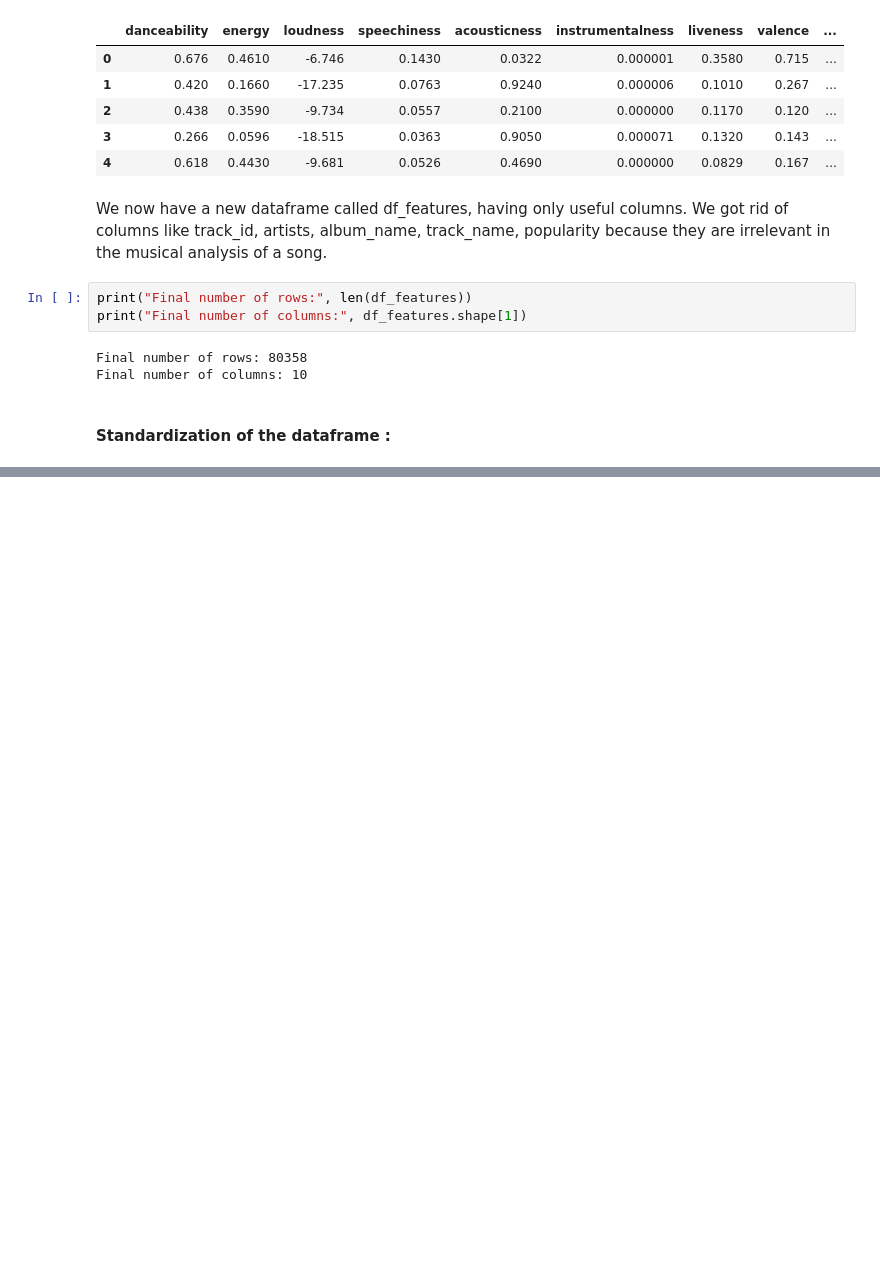
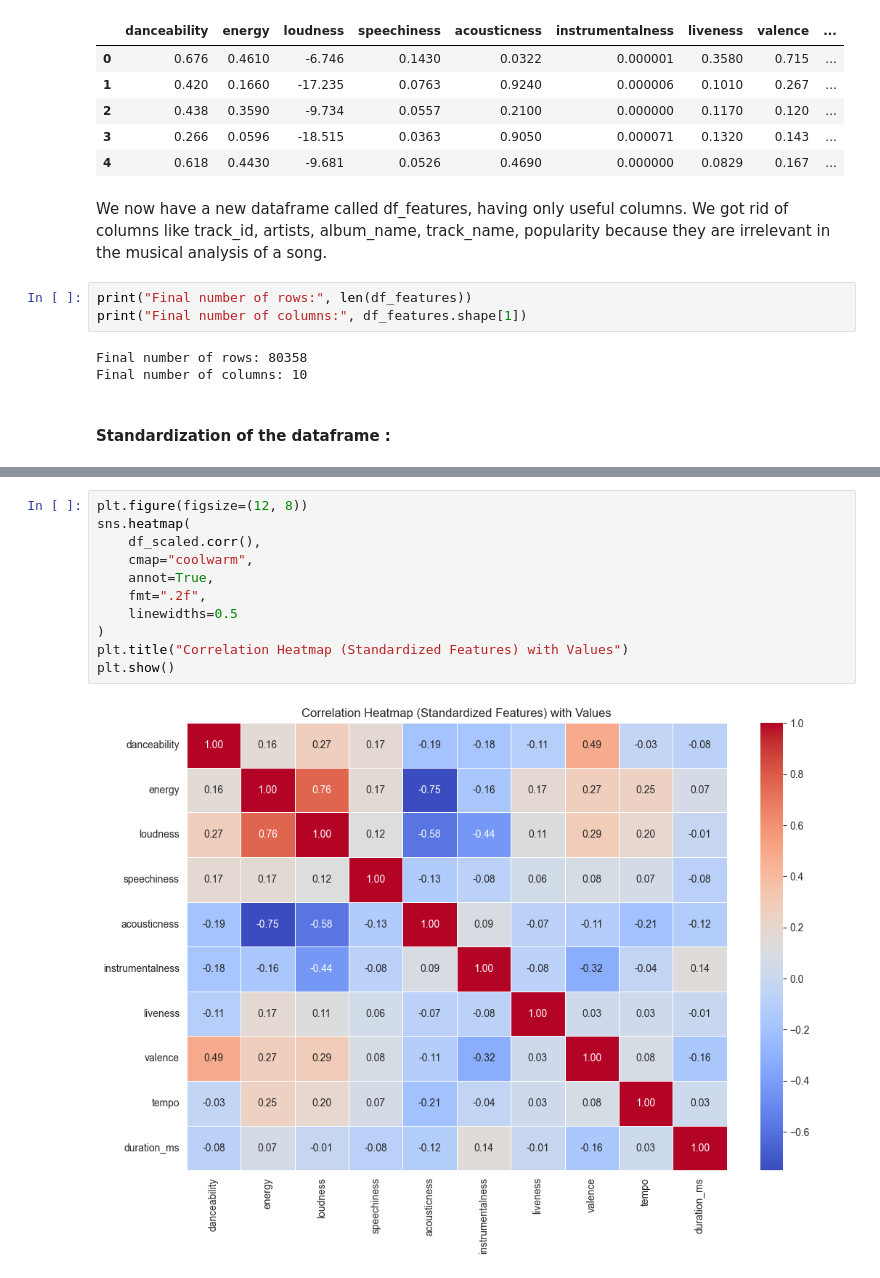
Before and after one commit to LorisCacciottolo/Machine-learning-project, a Jupyter notebook: ML_Project/Spotify_track_project.ipynb, the cells around one changed output, grey strips where cells are left out. Saved outputs shown, nothing was run; the diff lists cells and outputs as text; blank space fills up the shorter version.

```diff
--- a/ML_Project/Spotify_track_project.ipynb
+++ b/ML_Project/Spotify_track_project.ipynb
@@ -371,0 +418,13 @@ df_scaled.head()
+# %%
+plt.figure(figsize=(12, 8))
+sns.heatmap(
+    df_scaled.corr(),
+    cmap="coolwarm",
+    annot=True,
+    fmt=".2f",
+    linewidths=0.5
+)
+plt.title("Correlation Heatmap (Standardized Features) with Values")
+plt.show()
+# %% [output]
+[figure, added]
```
Also changed, not shown: parts of 20 cells of this notebook.
